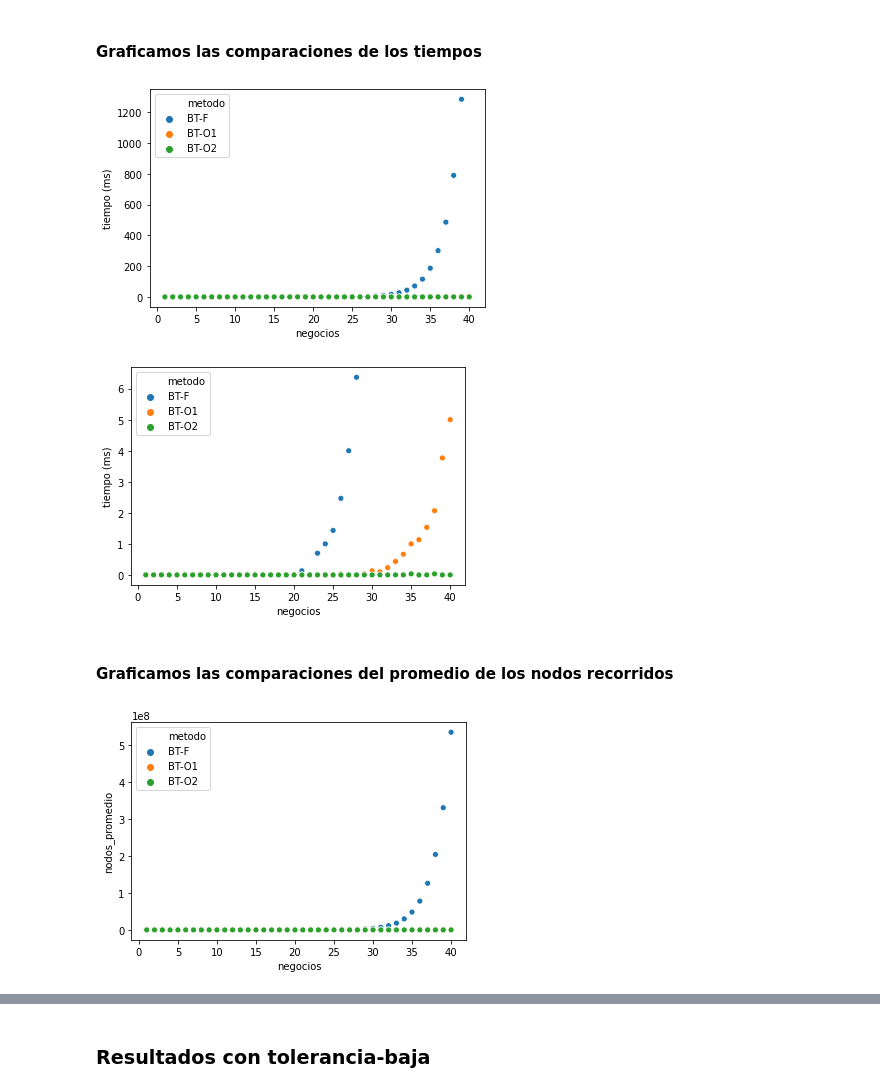
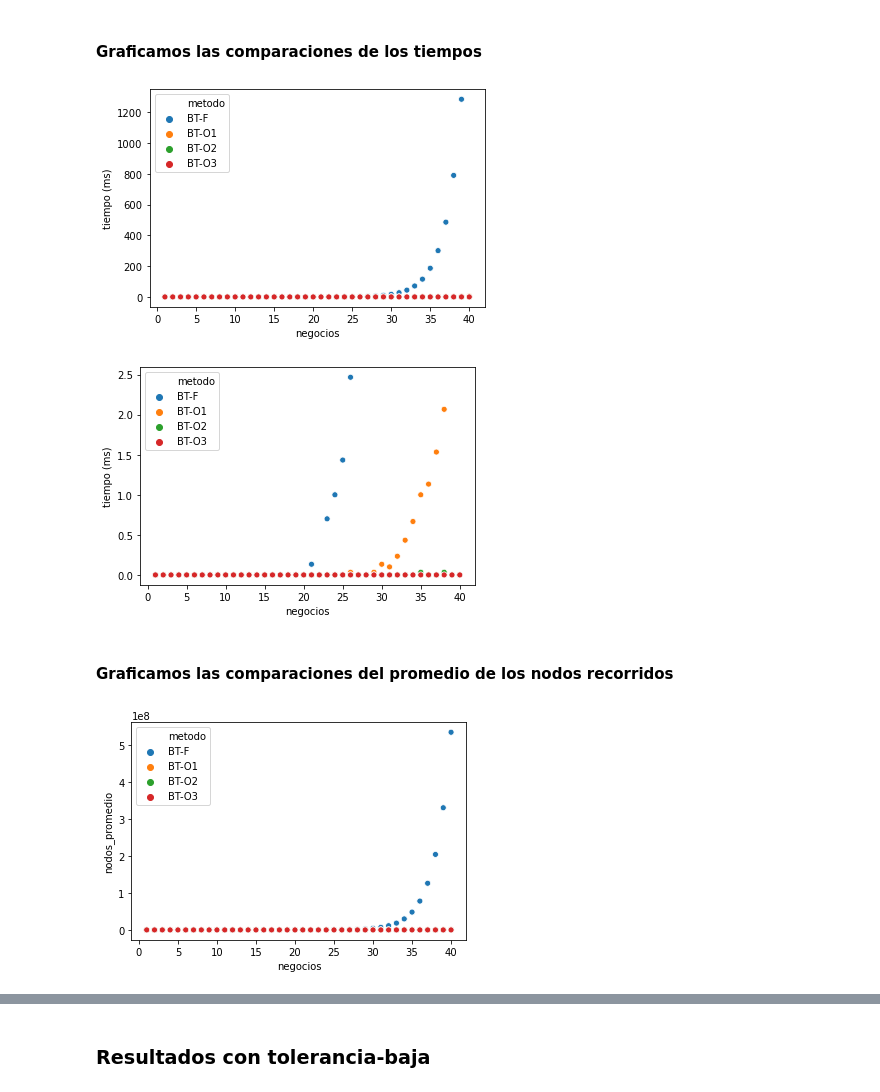
Before and after one commit to ZarthaxX/algo3-tp1, a Jupyter notebook: experimentacion/notebooks/analisis.ipynb, the cells around one changed output, grey strips where cells are left out. Cells and saved outputs as stored; diff of their text form; code cells hidden in the pictures.

```diff
--- a/experimentacion/notebooks/analisis.ipynb
+++ b/experimentacion/notebooks/analisis.ipynb
@@ -157,29 +176,29 @@ Analizar Backtracking con y sin las podas para distintas densidades.
 # %% [markdown]
 #### Graficamos las comparaciones de los tiempos
 # %%
-df_BT_tolerancia_alta = df_resultados[((df_resultados["metodo"]=="BT-F") | (df_resultados["metodo"]=="BT-O1") | (df_resultados["metodo"]=="BT-O2")) & (df_resultados["dataset"] == "tolerancia-alta")].copy();
+df_BT_tolerancia_alta = df_resultados[((df_resultados["metodo"]=="BT-F") | (df_resultados["metodo"]=="BT-O1") | (df_resultados["metodo"]=="BT-O2") | (df_resultados["metodo"]=="BT-O3")) & (df_resultados["dataset"] == "tolerancia-alta")].copy();
 df_BT_tolerancia_alta = df_BT_tolerancia_alta[df_BT_tolerancia_alta["tiempo"] < 2000]; # Sacamos outliers.
 fig = sns.scatterplot(data=df_BT_tolerancia_alta, x='negocios', y='tiempo', hue='metodo');
 fig.set(xlabel='negocios', ylabel='tiempo (ms)');
 plt.savefig("..\\graphs\\BT-tolerancia-alta-podas-tiempo.svg");
 # %% [output]
-[figure, old version]
+[figure, new version]
 # %%
 # Acercamos un poco la lupa para ver la diferencia entre BT y BT-O.
-fig = sns.scatterplot(data=df_BT_tolerancia_alta[df_BT_tolerancia_alta["tiempo"]<10], x='negocios', y='tiempo', hue='metodo');
+fig = sns.scatterplot(data=df_BT_tolerancia_alta[df_BT_tolerancia_alta["tiempo"]<2.5], x='negocios', y='tiempo', hue='metodo');
 fig.set(xlabel='negocios', ylabel='tiempo (ms)');
 plt.savefig("..\\graphs\\BT-tolerancia-alta-podas-tiempo-zoom.svg");
 # %% [output]
-[figure, old version]
+[figure, new version]
 # %% [markdown]
 #### Graficamos las comparaciones del promedio de los nodos recorridos
 # %%
-df_BT_tolerancia_alta = df_resultados[((df_resultados["metodo"]=="BT-F") | (df_resultados["metodo"]=="BT-O1") | (df_resultados["metodo"]=="BT-O2")) & (df_resultados["dataset"] == "tolerancia-alta")].copy();
+df_BT_tolerancia_alta = df_resultados[((df_resultados["metodo"]=="BT-F") | (df_resultados["metodo"]=="BT-O1") | (df_resultados["metodo"]=="BT-O2") | (df_resultados["metodo"]=="BT-O3")) & (df_resultados["dataset"] == "tolerancia-alta")].copy();
 fig = sns.scatterplot(data=df_BT_tolerancia_alta, x='negocios', y='nodos_promedio', hue='metodo');
 fig.set(xlabel='negocios', ylabel='nodos_promedio');
 plt.savefig("..\\graphs\\BT-tolerancia-alta-podas-nodos-promedio.svg");
 # %% [output]
-[figure, old version]
+[figure, new version]
 # %%
 # Acercamos un poco la lupa para ver la diferencia entre BT y BT-O.
 fig = sns.scatterplot(data=df_BT_tolerancia_alta[df_BT_tolerancia_alta["nodos_promedio"]<1e5], x='negocios', y='nodos_promedio', hue='metodo');
```
Also changed, not shown: parts of 10 cells of this notebook.
